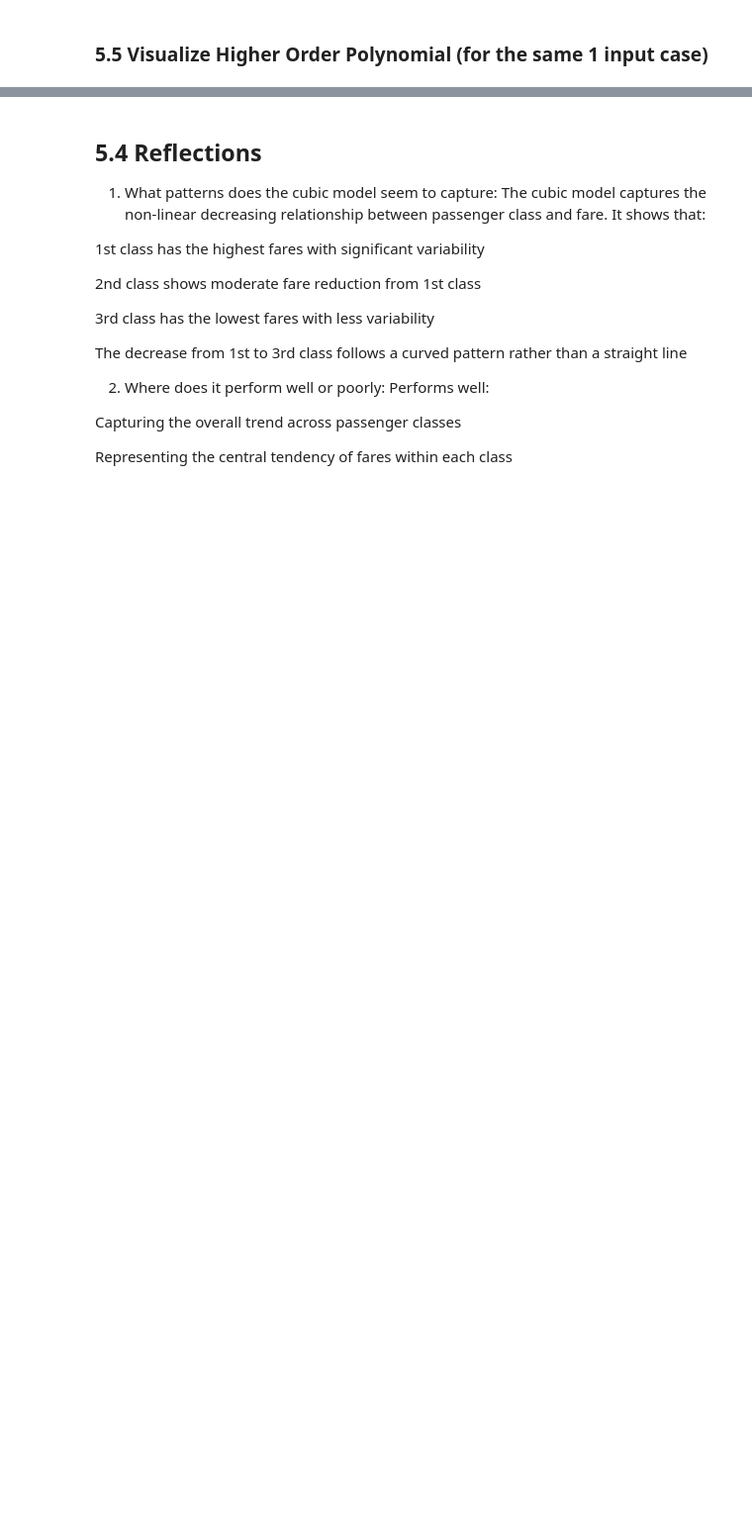
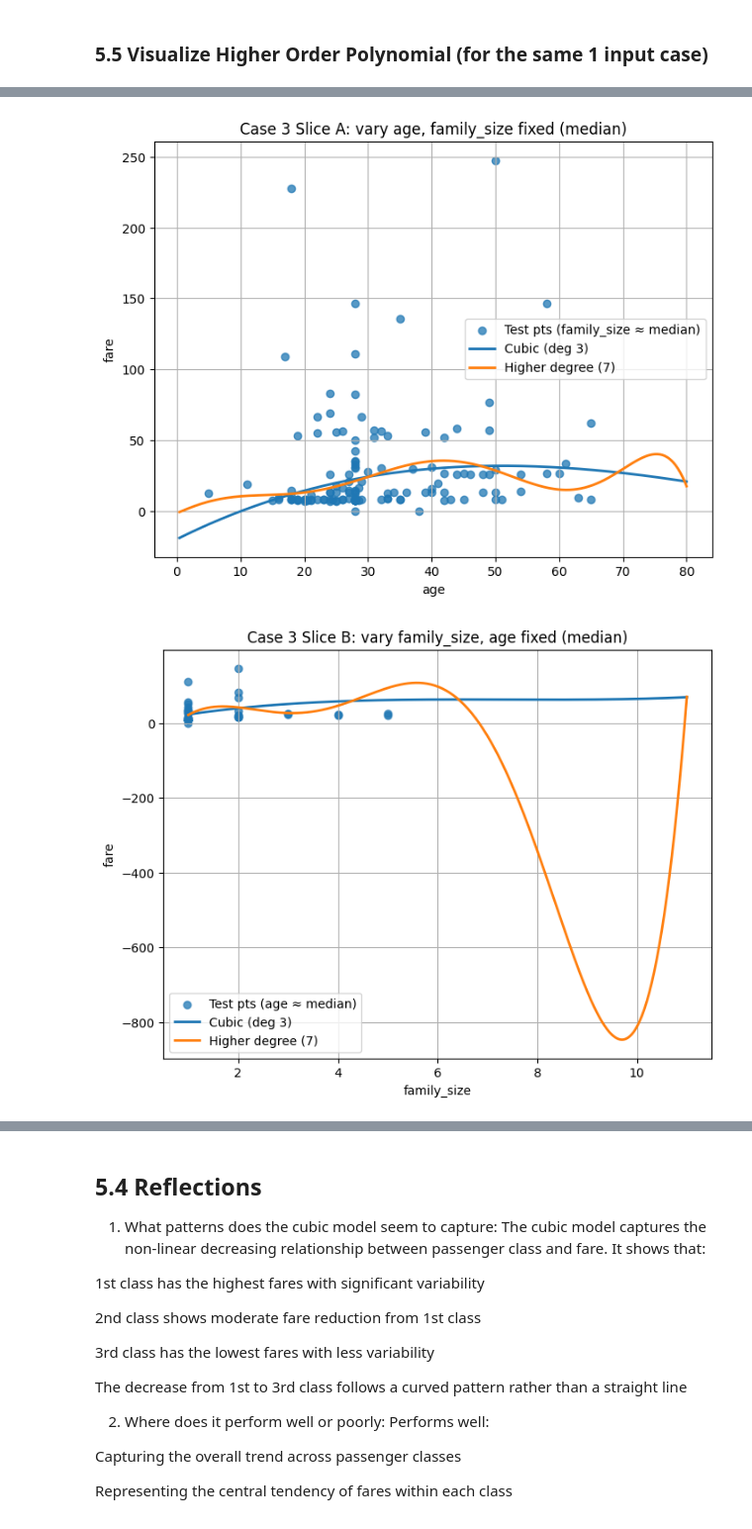
Before and after one commit to albertokabore/applied-ml-kabore, a Jupyter notebook: notebooks/project04/ml04_kabore.ipynb, the cells around one changed output, grey strips where cells are left out. Shown at 99% size. Cells and saved outputs as stored; diff of their text form; code cells hidden in the pictures; blank space fills up the shorter version.

```diff
--- a/notebooks/project04/ml04_kabore.ipynb
+++ b/notebooks/project04/ml04_kabore.ipynb
@@ -418,0 +542,63 @@ Degree 5 MAE: 19.25
+# %%
+# --- Case 3: age + family_size (2D) ---
+
+
+higher_degree = 7  # consistent with other cases
+
+# Fit cubic & higher-degree on full 2D inputs
+poly3_2d_deg3 = PolynomialFeatures(degree=3)
+X3_train_poly3 = poly3_2d_deg3.fit_transform(X3_train)
+model3_2d_deg3 = LinearRegression().fit(X3_train_poly3, y3_train)
+
+poly3_2d_high = PolynomialFeatures(degree=higher_degree)
+X3_train_polyH = poly3_2d_high.fit_transform(X3_train)
+model3_2d_high = LinearRegression().fit(X3_train_polyH, y3_train)
+
+# Medians (use TRAIN medians to avoid leakage)
+fam_med = float(X3_train["family_size"].median())
+age_med = float(X3_train["age"].median())
+
+# --- Slice A: vary age, fix family_size = median
+age_min, age_max = float(X3_train["age"].min()), float(X3_train["age"].max())
+age_grid = np.linspace(age_min, age_max, 400)
+X_slice_A = np.column_stack([age_grid, np.full_like(age_grid, fam_med)])
+
+yA_deg3 = model3_2d_deg3.predict(poly3_2d_deg3.transform(X_slice_A))
+yA_high = model3_2d_high.predict(poly3_2d_high.transform(X_slice_A))
+
+plt.figure(figsize=(8, 6))
+mask_A = np.isclose(X3_test["family_size"], fam_med, atol=1.0)
+plt.scatter(X3_test.loc[mask_A, "age"], y3_test.loc[mask_A],
+            label="Test pts (family_size ≈ median)", alpha=0.75)
+plt.plot(age_grid, yA_deg3, linewidth=2, label="Cubic (deg 3)")
+plt.plot(age_grid, yA_high, linewidth=2, label=f"Higher degree ({higher_degree})")
+plt.title("Case 3 Slice A: vary age, family_size fixed (median)")
+plt.xlabel("age")
+plt.ylabel("fare")
+plt.legend()
+plt.grid(True)
+plt.show()
+
+# --- Slice B: vary family_size, fix age = median
+fam_min, fam_max = float(X3_train["family_size"].min()), float(X3_train["family_size"].max())
+fam_grid = np.linspace(fam_min, fam_max, 400)
+X_slice_B = np.column_stack([np.full_like(fam_grid, age_med), fam_grid])
+
+yB_deg3 = model3_2d_deg3.predict(poly3_2d_deg3.transform(X_slice_B))
+yB_high = model3_2d_high.predict(poly3_2d_high.transform(X_slice_B))
+
+plt.figure(figsize=(8, 6))
+mask_B = np.isclose(X3_test["age"], age_med, atol=2.5)
+plt.scatter(X3_test.loc[mask_B, "family_size"], y3_test.loc[mask_B],
+            label="Test pts (age ≈ median)", alpha=0.75)
+plt.plot(fam_grid, yB_deg3, linewidth=2, label="Cubic (deg 3)")
+plt.plot(fam_grid, yB_high, linewidth=2, label=f"Higher degree ({higher_degree})")
+plt.title("Case 3 Slice B: vary family_size, age fixed (median)")
+plt.xlabel("family_size")
+plt.ylabel("fare")
+plt.legend()
+plt.grid(True)
+plt.show()
+# %% [output]
+[figure, added]
+[figure, added]
```
Also changed, not shown: parts of 17 cells of this notebook.
